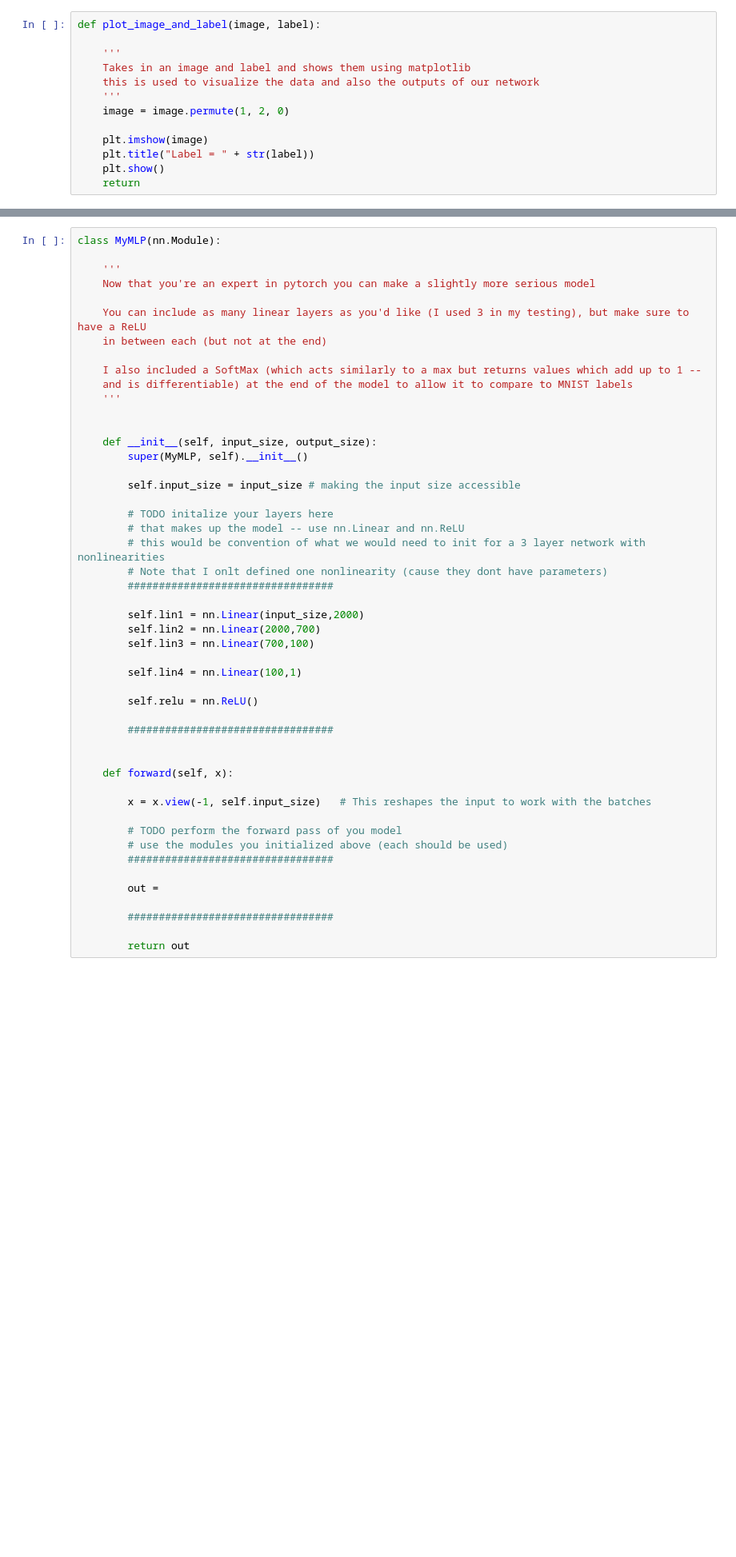
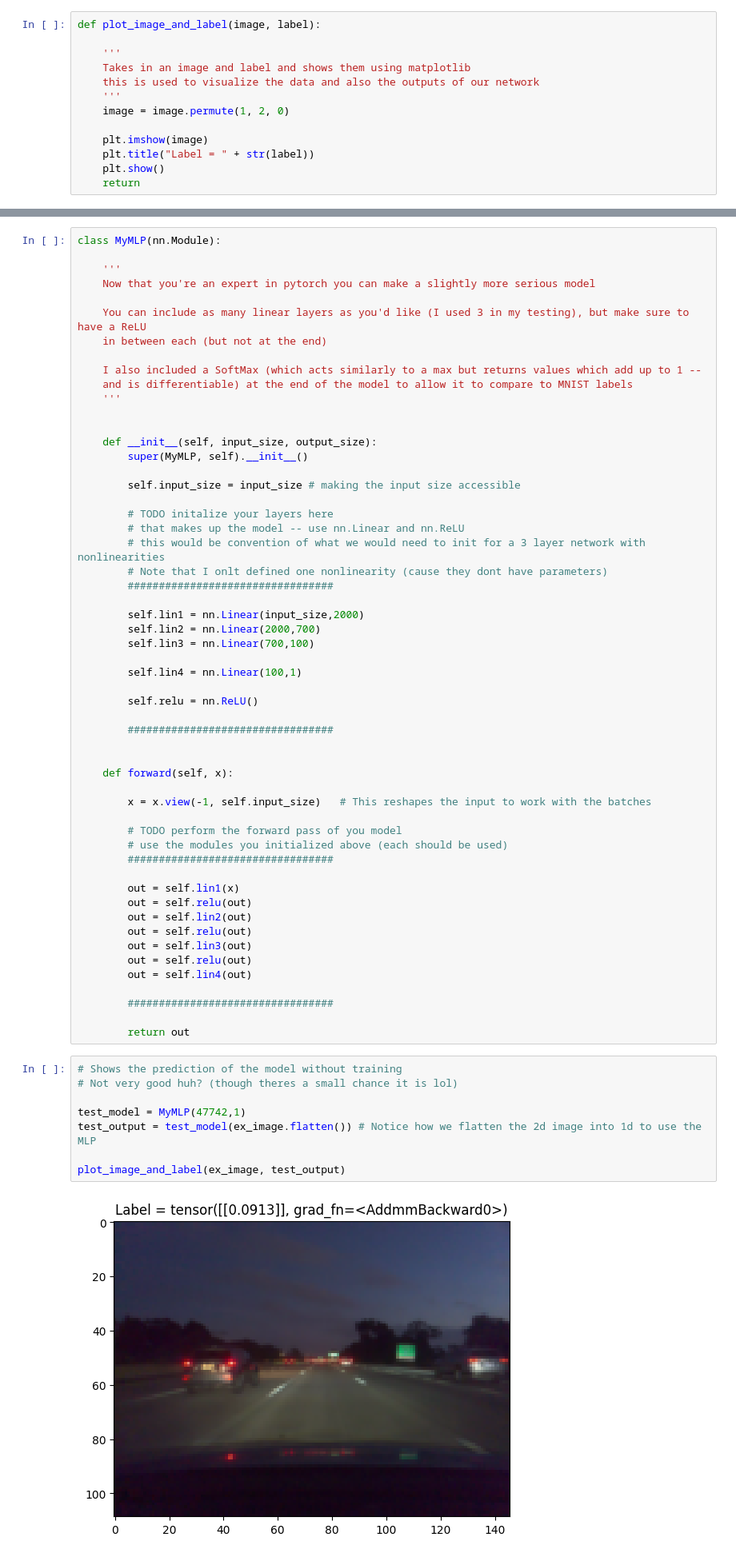
Before and after one commit to TheWelcomer/389-Final-Project, a Jupyter notebook: main.ipynb, the cells around one changed output, grey strips where cells are left out. Shown: that part at 80% size. Saved outputs shown, nothing was run; the diff lists cells and outputs as text; blank space fills up the shorter version.

```diff
--- a/main.ipynb
+++ b/main.ipynb
@@ -140,8 +140,24 @@ class MyMLP(nn.Module):
         # use the modules you initialized above (each should be used)
         #################################
 
-        out =
+        out = self.lin1(x)
+        out = self.relu(out)
+        out = self.lin2(out)
+        out = self.relu(out)
+        out = self.lin3(out)
+        out = self.relu(out)
+        out = self.lin4(out)
 
         #################################
 
         return out
+# %%
+# Shows the prediction of the model without training
+# Not very good huh? (though theres a small chance it is lol)
+
+test_model = MyMLP(47742,1)
+test_output = test_model(ex_image.flatten()) # Notice how we flatten the 2d image into 1d to use the MLP
+
+plot_image_and_label(ex_image, test_output)
+# %% [output]
+[figure, added]
```
Also changed, not shown: parts of 4 cells of this notebook.
